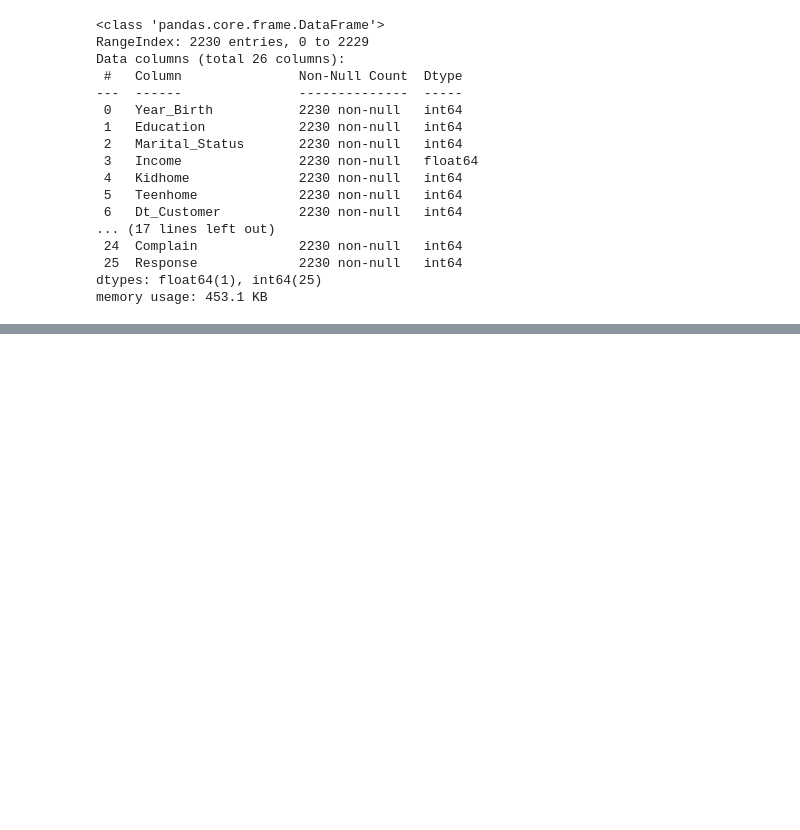
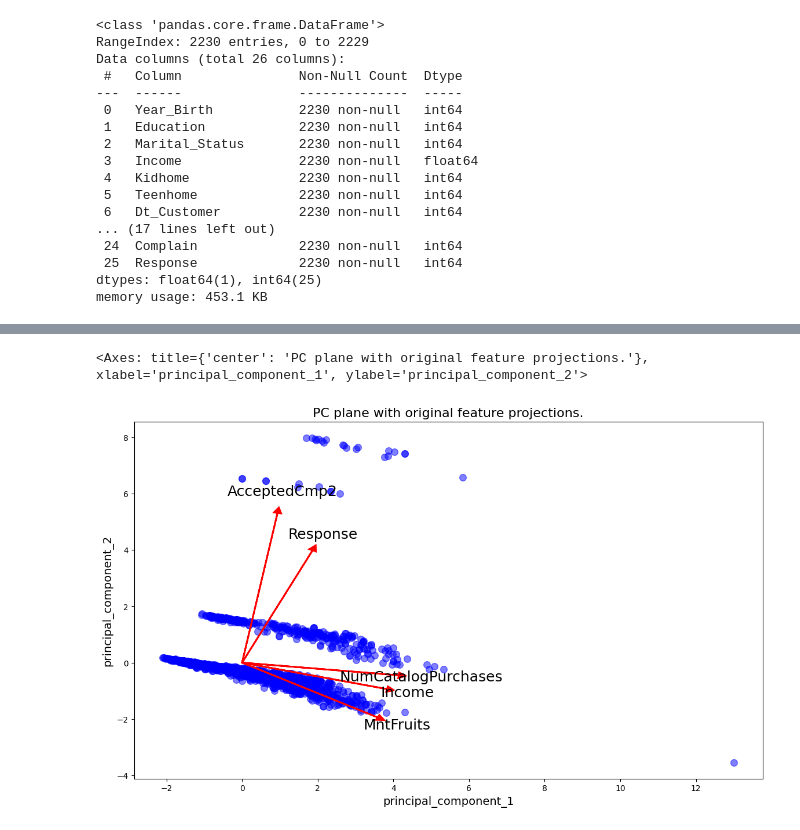
Before and after one commit to antonella-giovannetti/customer-personality-analysis, a Jupyter notebook: analysis/dimensional_reduction.ipynb, the cells around one changed output, grey strips where cells are left out. Saved outputs shown, nothing was run; the diff lists cells and outputs as text; code cells hidden in the pictures; blank space fills up the shorter version.

```diff
--- a/analysis/dimensional_reduction.ipynb
+++ b/analysis/dimensional_reduction.ipynb
@@ -46,0 +37,9 @@ dataframe.head()
+# %%
+pca = PCA(n_components=2)
+pca = pca.fit(dataframe)
+principal_components = pca.transform(dataframe)
+principal_dataframe = DataFrame(data = principal_components, columns = ['principal_component_1', 'principal_component_2'])
+biplot(dataframe, principal_dataframe, pca)
+# %% [output]
+<Axes: title={'center': 'PC plane with original feature projections.'}, xlabel='principal_component_1', ylabel='principal_component_2'>
+[figure, added]
```
Also changed, not shown: parts of 4 cells of this notebook, 2 other files.
